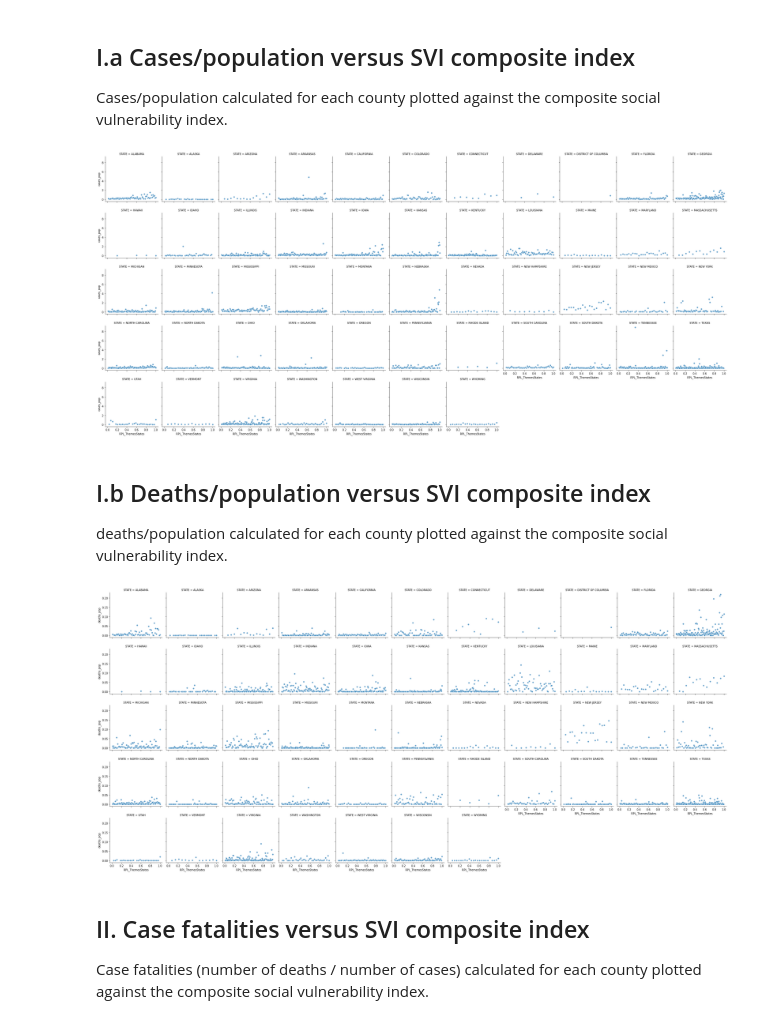
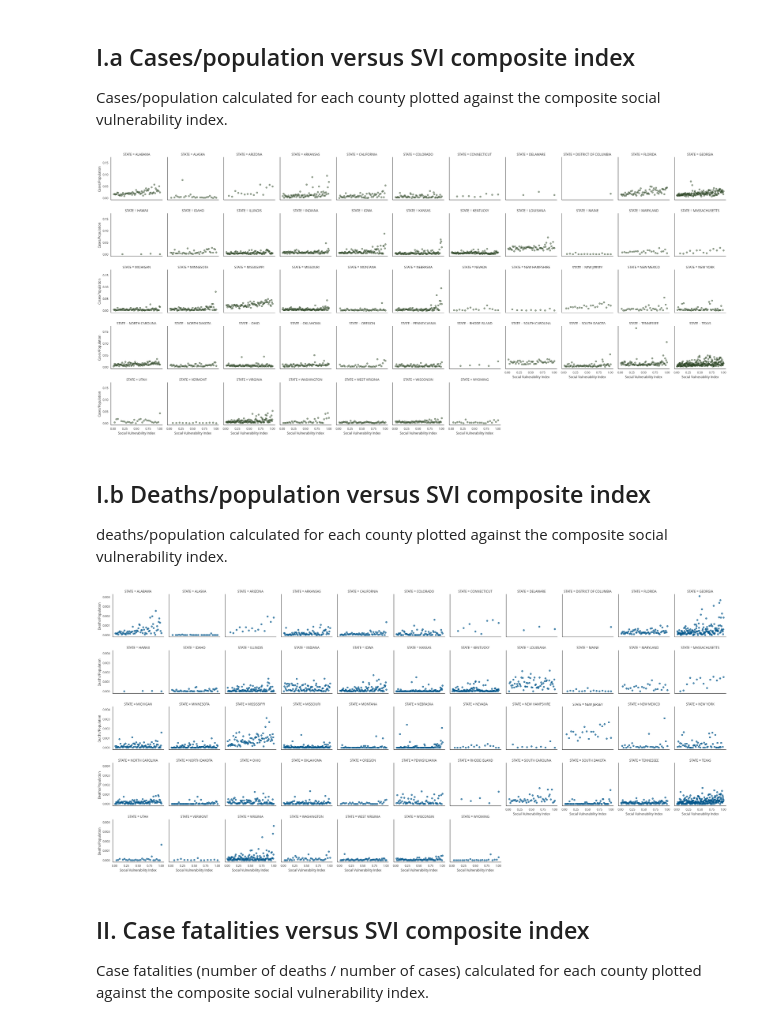
Before and after one commit to CenterForSpatialResearch/community_health_workers, a Jupyter notebook: 07_svi_covid.ipynb, the cells around one changed output. Drawn from its saved outputs; the diff is of its cells as text; code cells hidden in the pictures.

```diff
--- a/07_svi_covid.ipynb
+++ b/07_svi_covid.ipynb
@@ -24,5 +24,8 @@ covid = pd.read_csv("https://raw.githubusercontent.com/nytimes/covid-19-data/mas
 covid['dt'] = pd.to_datetime(covid['date'], infer_datetime_format=True)
 
 # create totals for cases and deaths
-total_covid = covid.groupby('fips')['cases','deaths'].sum().reset_index()
-total_covid['fips'] = total_covid['fips'].astype(int)
+# total_covid = covid.groupby('fips')['cases','deaths'].sum().reset_index()
+# total_covid['fips'] = total_covid['fips'].astype(int)
+
+total_covid = covid[covid['date']=='2020-08-10']
+# total_covid['fips'] = total_covid['fips'].astype(int)
@@ -51,19 +70,20 @@ total_covid_svi['case_fatality'] = total_covid_svi['deaths']/total_covid_svi['ca
 
 Cases/population calculated for each county plotted against the composite social vulnerability index.
 # %%
+sns.set(font='Open Sans',style="white")
 all_counties = sns.FacetGrid(total_covid_svi,col='STATE',col_wrap=11)
-all_counties_case = all_counties.map(plt.scatter, "RPL_ThemesStates", "cases_pop", alpha=0.7,edgecolor="w")
+all_counties = all_counties.map(plt.scatter, "RPL_ThemesStates", "cases_pop", alpha=0.5,color='#2C4525').set_axis_labels('Social Vulnerability Index','Cases/Population')
 # %% [output]
-[figure, old version]
+[figure, new version]
 # %% [markdown]
 ## I.b Deaths/population versus SVI composite index
 
 deaths/population calculated for each county plotted against the composite social vulnerability index.
 # %%
 all_counties = sns.FacetGrid(total_covid_svi,col='STATE',col_wrap=11)
-all_counties_death = all_counties.map(plt.scatter, "RPL_ThemesStates", "deaths_pop", alpha=0.7,edgecolor="w")
+all_counties_death = all_counties.map(plt.scatter, "RPL_ThemesStates", "deaths_pop", color='#02568B',alpha=0.7).set_axis_labels('Social Vulnerability Index','Deaths/Population')
 # %% [output]
-[figure, old version]
+[figure, new version]
 # %% [markdown]
 ## II. Case fatalities versus SVI composite index
 
```
Also changed, not shown: parts of 6 cells of this notebook, 6 other files.
